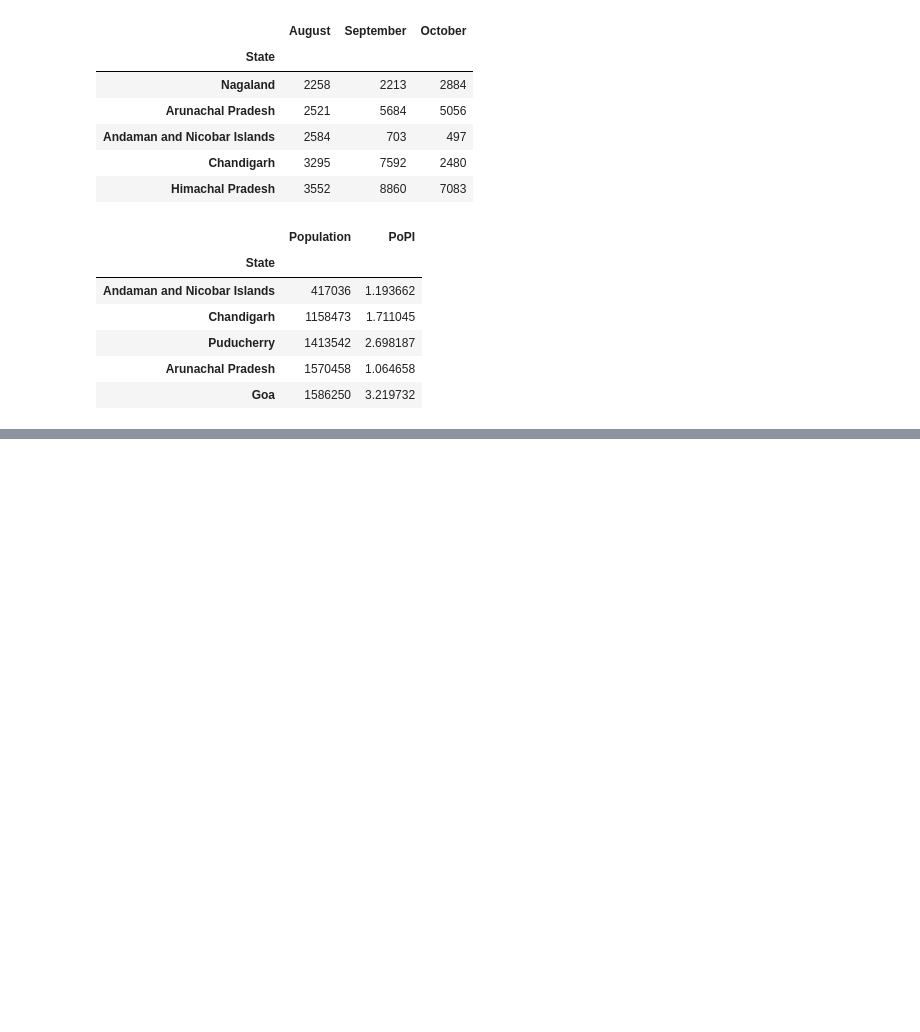
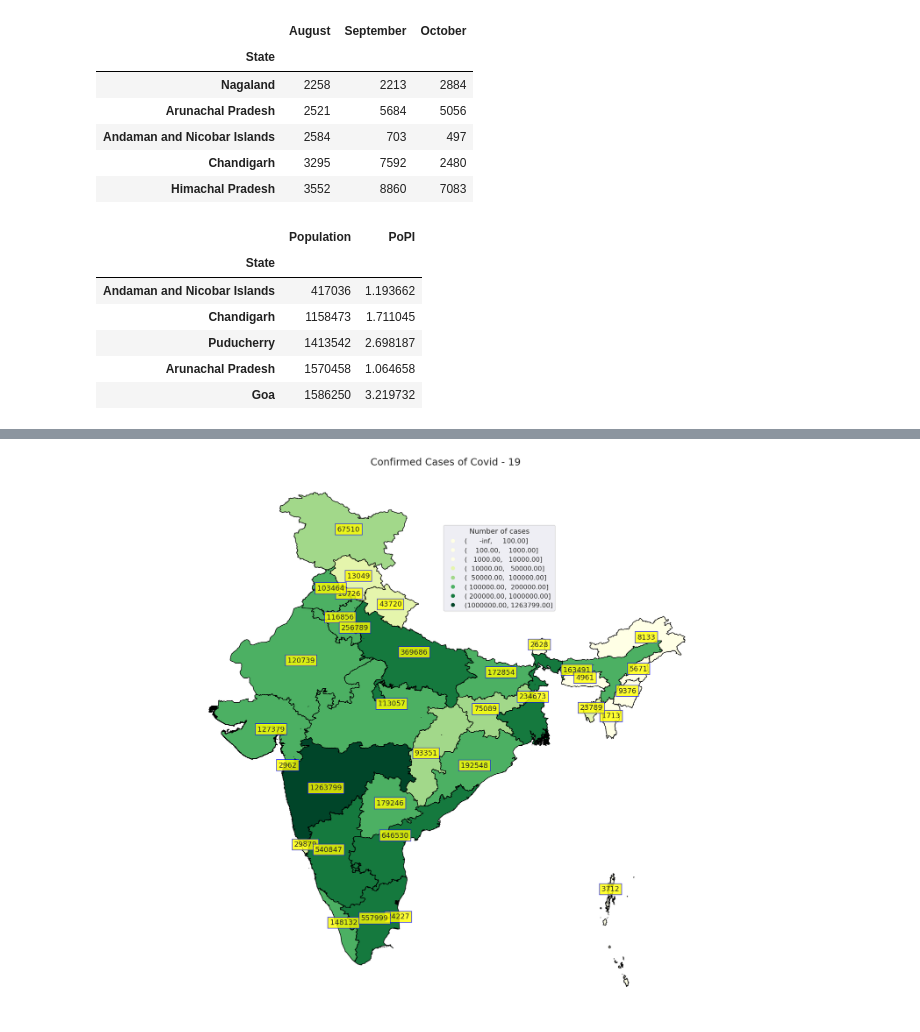
Before and after one commit to Meetparmar4/Covid-19-India, a Jupyter notebook: covid-india-analysis.ipynb, the cells around one changed output, grey strips where cells are left out. Cells and saved outputs as stored; diff of their text form; code cells hidden in the pictures; blank space fills up the shorter version.

```diff
--- a/covid-india-analysis.ipynb
+++ b/covid-india-analysis.ipynb
@@ -272,0 +438,53 @@ dc2.groupby('State')['Population','PoPI'].sum().sort_values(by='Population').hea
+# %%
+#current date
+today = df[df.date == '2020-09-24']
+gdf = gpd.read_file('../input/india-states/Igismap/Indian_States.shp')
+#renaming state names
+gdf['st_nm'].replace({"Andaman & Nicobar Island": "Andaman and Nicobar Islands",
+                      "Arunanchal Pradesh": "Arunachal Pradesh",
+                      'Dadara & Nagar Havelli':'Dadra and Nagar Haveli and Daman and Diu',
+                      'Jammu & Kashmir':'Jammu and Kashmir',
+                      'NCT of Delhi':'Delhi',
+                      'Telangana': 'Telengana'
+                     }, inplace=True)
+merged = gdf.merge(today ,  left_on='st_nm', right_on='state')
+merged.state.replace({"Andaman and Nicobar Islands" : "A & N",
+                      'Dadra and Nagar Haveli and Daman and Diu' : 'Daman & Diu',
+                      'Jammu and Kashmir' : 'J & K'
+                      }, inplace=True)
+# %%
+merged['coords'] = merged['geometry'].apply(lambda x: x.representative_point().coords[:])
+merged['coords'] = [coords[0] for coords in merged['coords']]
+
+
+sns.set_context("talk")
+sns.set_style("dark")
+#plt.style.use('fivethirtyeight')
+cmap = 'YlGn'
+figsize = (25, 20)
+ax = merged.plot(column= 'confirmed', cmap=cmap,
+                          figsize=figsize, scheme='User_Defined',
+                          classification_kwds=dict(bins=[100,1000,10000,50000,100000,200000,1000000]),
+                          edgecolor='black', legend = True)
+
+for idx, row in merged.iterrows():
+   ax.text(row.coords[0], row.coords[1], s=row['confirmed'],
+           horizontalalignment='center', bbox={'facecolor': 'yellow',
+                                               'alpha':0.8, 'pad': 5, 'edgecolor':'blue'})
+
+ax.get_legend().set_bbox_to_anchor((0.66,0.9))
+ax.get_legend().set_title('Number of cases')
+ax.set_title("Confirmed Cases of Covid - 19 ", size = 25)
+leg = ax.get_legend()
+for lbl in leg.get_texts():
+    label_text = lbl.get_text()
+    lower = label_text.split()[0]
+    upper = label_text.split()[1]
+   # new_text = f'{float(lower):,.0f} - {float(upper):,.0f}'
+    #lbl.set_text(new_text)
+
+ax.set_axis_off()
+plt.axis('equal')
+plt.show()
+# %% [output]
+[figure, added]
```
Also changed, not shown: parts of 22 cells of this notebook.
